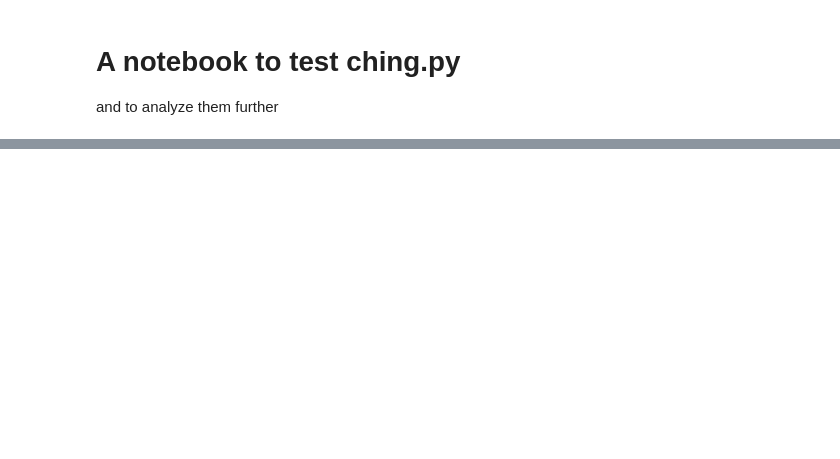
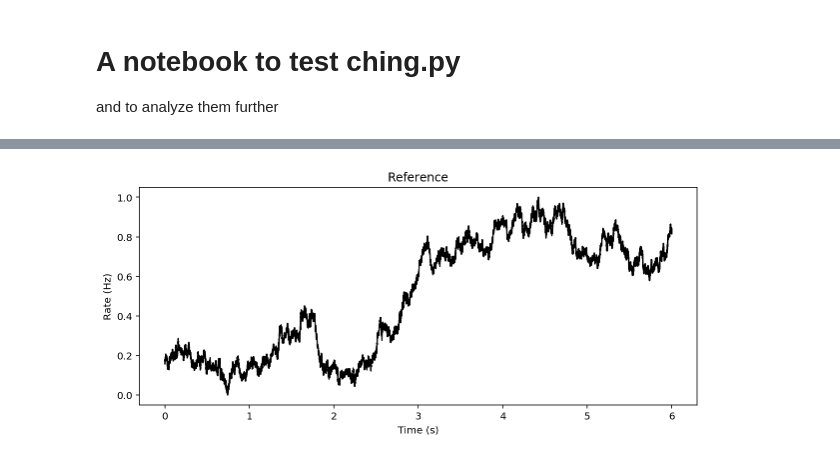
Before and after one commit to parenthetical-e/theagamma, a Jupyter notebook: notebooks/test-ching.ipynb, the cells around one changed output, grey strips where cells are left out. Cells and saved outputs as stored; diff of their text form; code cells hidden in the pictures; blank space fills up the shorter version.

```diff
--- a/notebooks/test-ching.ipynb
+++ b/notebooks/test-ching.ipynb
@@ -44,20 +48,22 @@ result = load_result(result_name)
 # %%
 rate = result["norm_rates"]["stim_ref"]
 t_rate, _ = result["rates"]["stim_p"]
 
 plt.figure(figsize=(10, 4))
 plt.plot(t_rate, rate, color="black")
 plt.xlabel("Time (s)")
 plt.ylabel("Rate (Hz)")
 plt.title("Reference")
 
 # Save
-csv_name = "../data/test_ching_ref.csv"
+file_name = "../data/test_ching_ref.csv"
 d_rate = {}
 d_rate["times"] = t_rate
 d_rate["rate"] = rate
 df = pd.DataFrame(d_rate)
 df.to_csv(file_name, index=False)
+# %% [output]
+[figure, added]
 # %%
 plt.figure(figsize=(10, 2))
 plt.plot(*result["spikes"]["stim_p"], ".", markersize=1, color="black")
```
Also changed, not shown: parts of 8 cells of this notebook.
